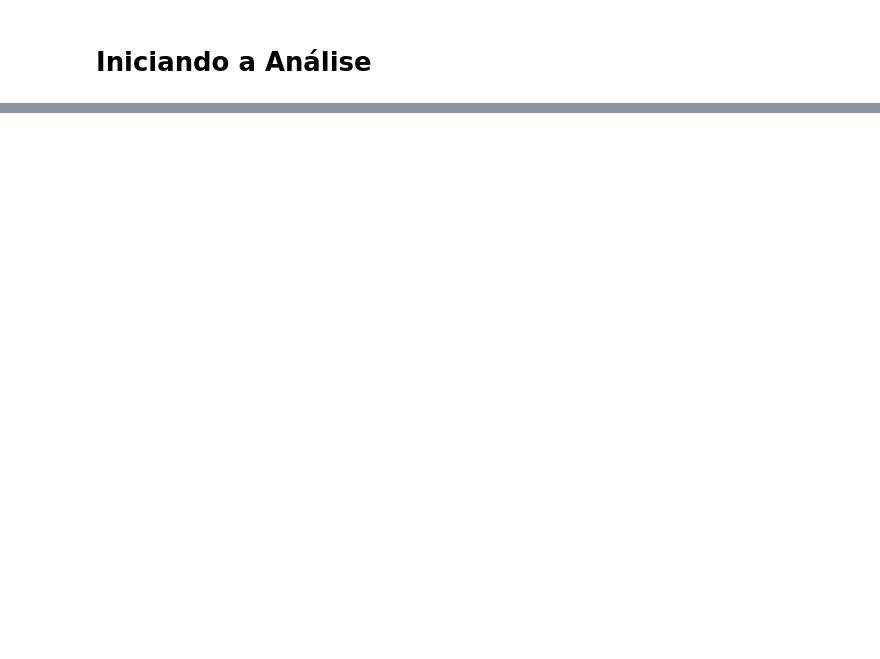
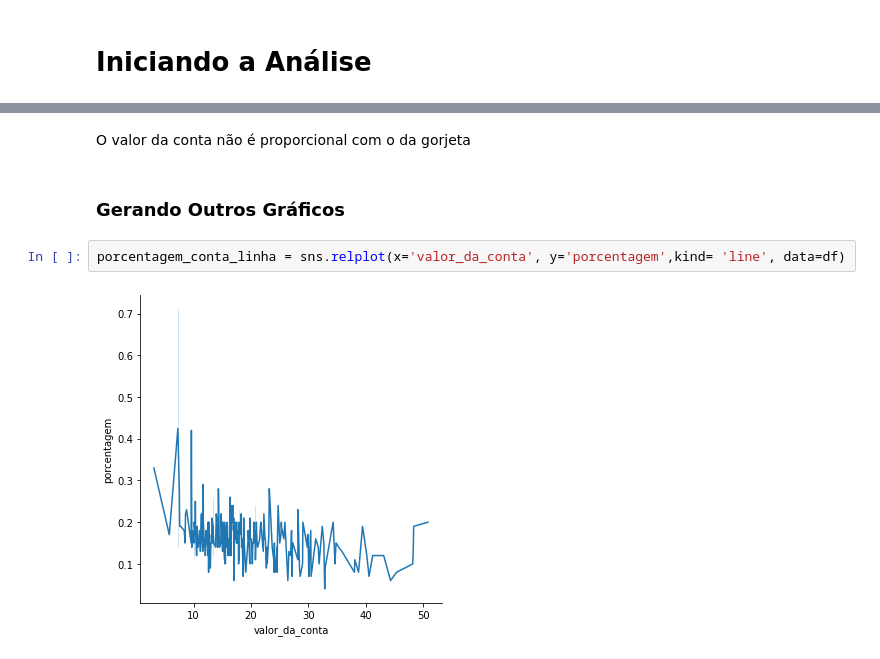
Before and after one commit to Gabriiel-Barbosa/analise-gorjetas, a Jupyter notebook: Relatorio De Analise 01.ipynb, the cells around one changed output, grey strips where cells are left out. Cells and saved outputs as stored; diff of their text form; blank space fills up the shorter version.

```diff
--- a/Relatorio De Analise 01.ipynb
+++ b/Relatorio De Analise 01.ipynb
@@ -112,0 +183,8 @@ import seaborn as sns
+# %% [markdown]
+O valor da conta não é proporcional com o da gorjeta
+# %% [markdown]
+### Gerando Outros Gráficos
+# %%
+porcentagem_conta_linha = sns.relplot(x='valor_da_conta', y='porcentagem',kind= 'line', data=df)
+# %% [output]
+[figure, added]
```
Also changed, not shown: parts of 19 cells of this notebook, 3 other files.
